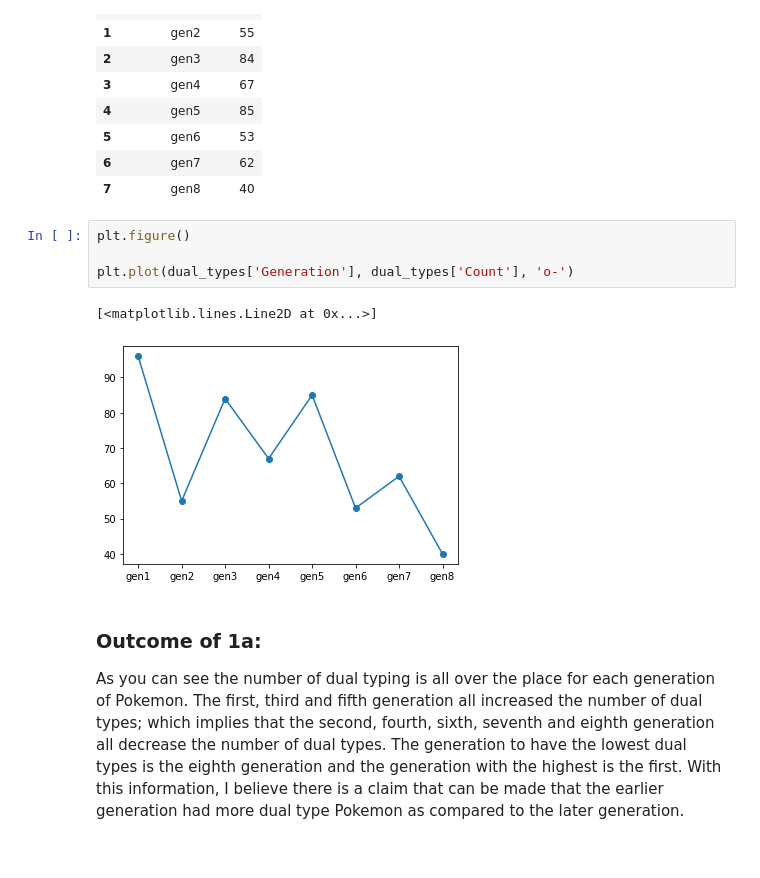
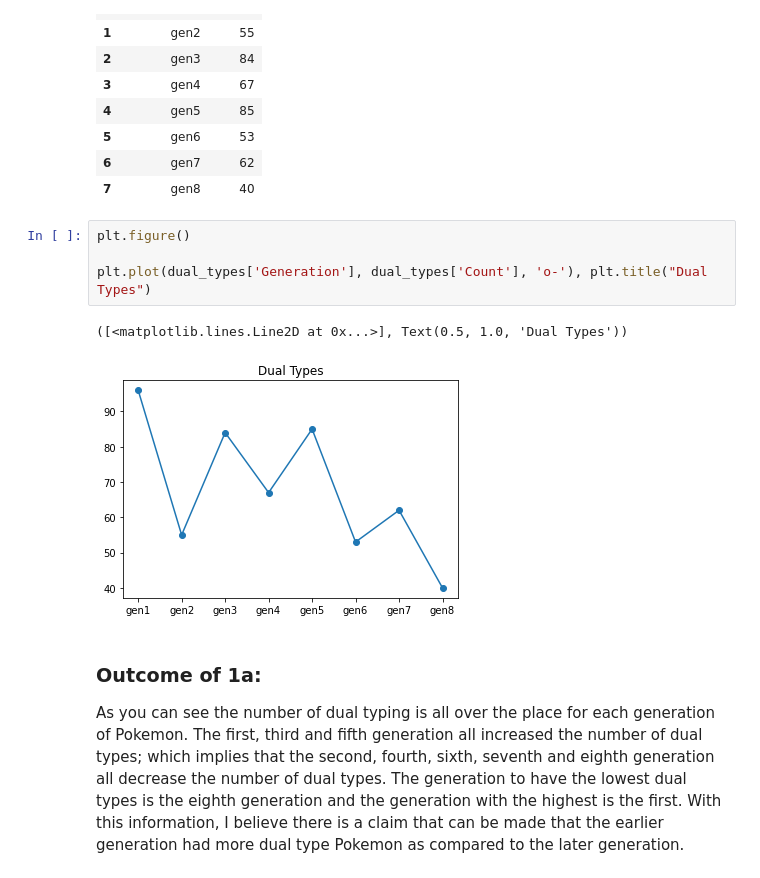
Before and after one commit to damocardenas/DSCI235-Final, a Jupyter notebook: DSCI235 Final Project.ipynb, the cells around one changed output. Cells and saved outputs as stored; diff of their text form.

```diff
--- a/DSCI235 Final Project.ipynb
+++ b/DSCI235 Final Project.ipynb
@@ -199,10 +199,10 @@ dual_types
 # %%
 plt.figure()
 
-plt.plot(dual_types['Generation'], dual_types['Count'], 'o-')
+plt.plot(dual_types['Generation'], dual_types['Count'], 'o-'), plt.title("Dual Types")
 # %% [output]
-[<matplotlib.lines.Line2D at 0x...>]
+([<matplotlib.lines.Line2D at 0x...>], Text(0.5, 1.0, 'Dual Types'))
-[figure, old version]
+[figure, new version]
 # %% [markdown]
 ### Outcome of 1a:
 As you can see the number of dual typing is all over the place for each generation of Pokemon. The first, third and fifth generation all increased the number of dual types; which implies that the second, fourth, sixth, seventh and eighth generation all decrease the number of dual types. The generation to have the lowest dual types is the eighth generation and the generation with the highest is the first. With this information, I believe there is a claim that can be made that the earlier generation had more dual type Pokemon as compared to the later generation.
```
Also changed, not shown: parts of 13 cells of this notebook.
